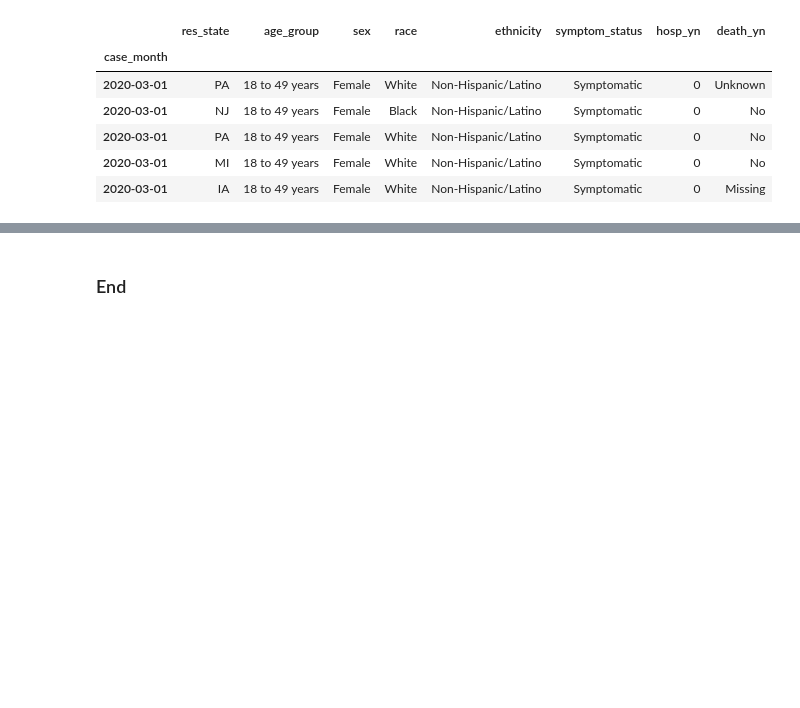
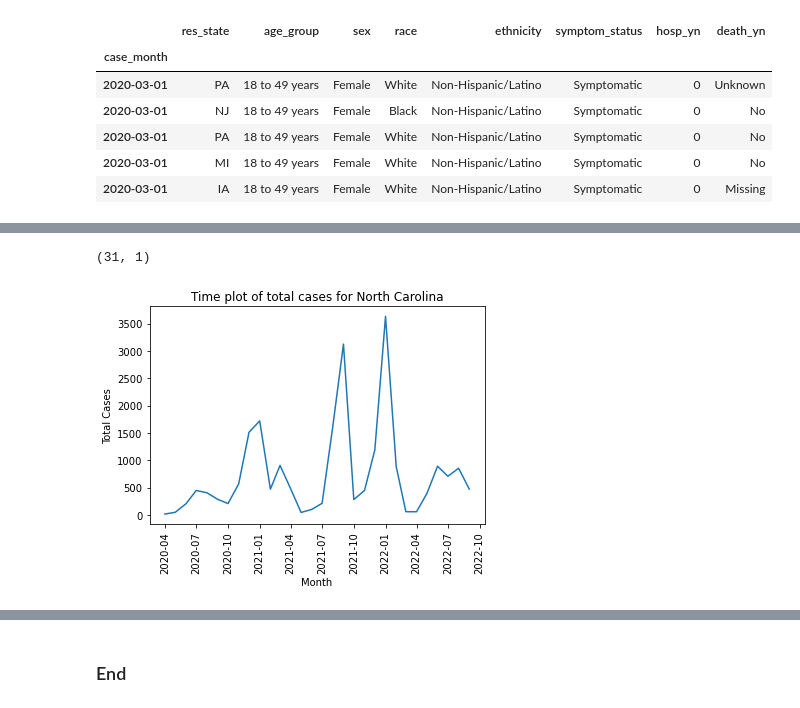
Before and after one commit to DeeVerma1/Project-4, a Jupyter notebook: code/02.3-EDA_COVID_Surveillance.ipynb, the cells around one changed output, grey strips where cells are left out. Saved outputs shown, nothing was run; the diff lists cells and outputs as text; code cells hidden in the pictures; blank space fills up the shorter version.

```diff
--- a/code/02.3-EDA_COVID_Surveillance.ipynb
+++ b/code/02.3-EDA_COVID_Surveillance.ipynb
@@ -1108,4 +1126,4 @@ df_surv_hosp_clean2.to_csv('../data/clean_data/covid_surveillance_hospitalizatio
 # %%
-nc_cases=df_state_hosp_comp_total['NC']
-type(nc_cases)
+nc_cases=pd.DataFrame(df_state_hosp_comp_total['NC'])
+nc_cases
 # %% [output]
@@ -1112,0 +1148,12 @@ pandas.core.series.Series
+# %%
+nc_cases.shape
+# %% [output]
+(31, 1)
+# %%
+plt.plot(nc_cases)
+plt.title('Time plot of total cases for North Carolina')
+plt.xticks(rotation=90);
+plt.xlabel('Month')
+plt.ylabel('Total Cases');
+# %% [output]
+[figure, added]
```
Also changed, not shown: parts of 51 cells of this notebook, 13 other files.
